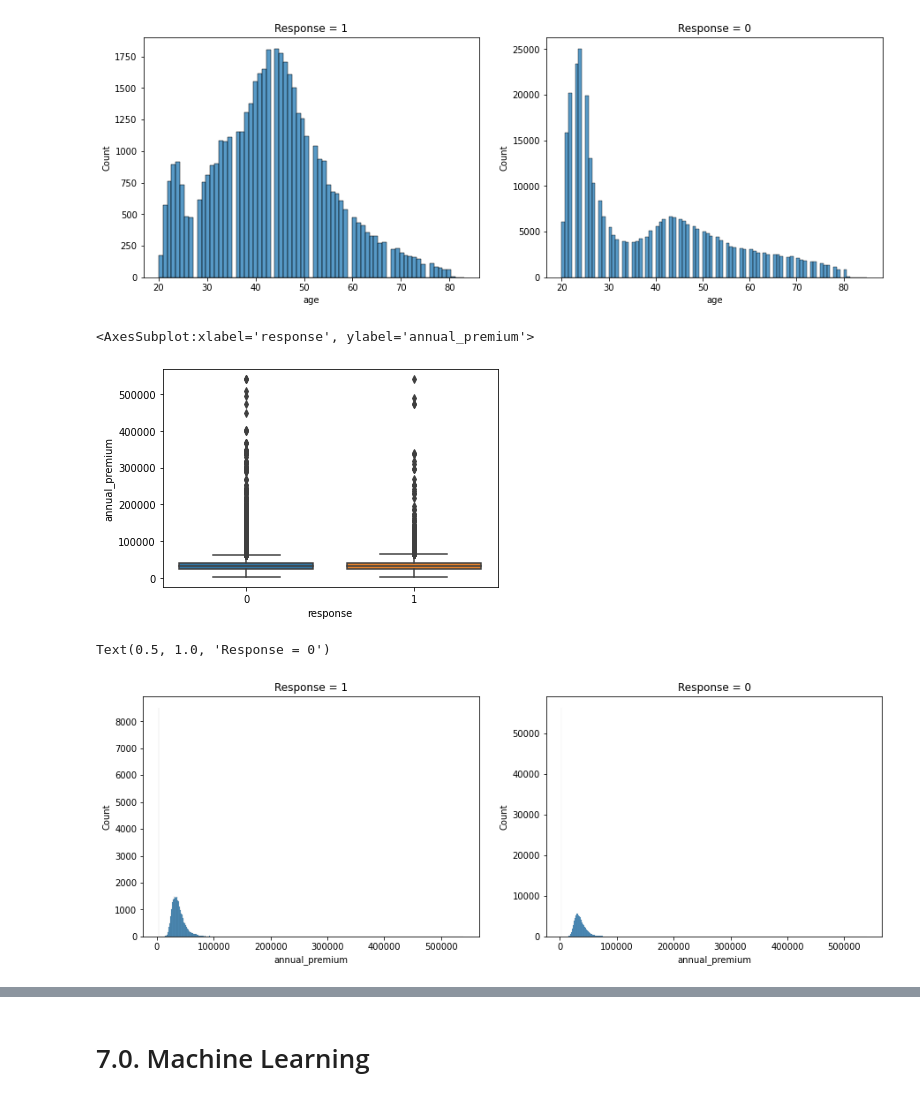
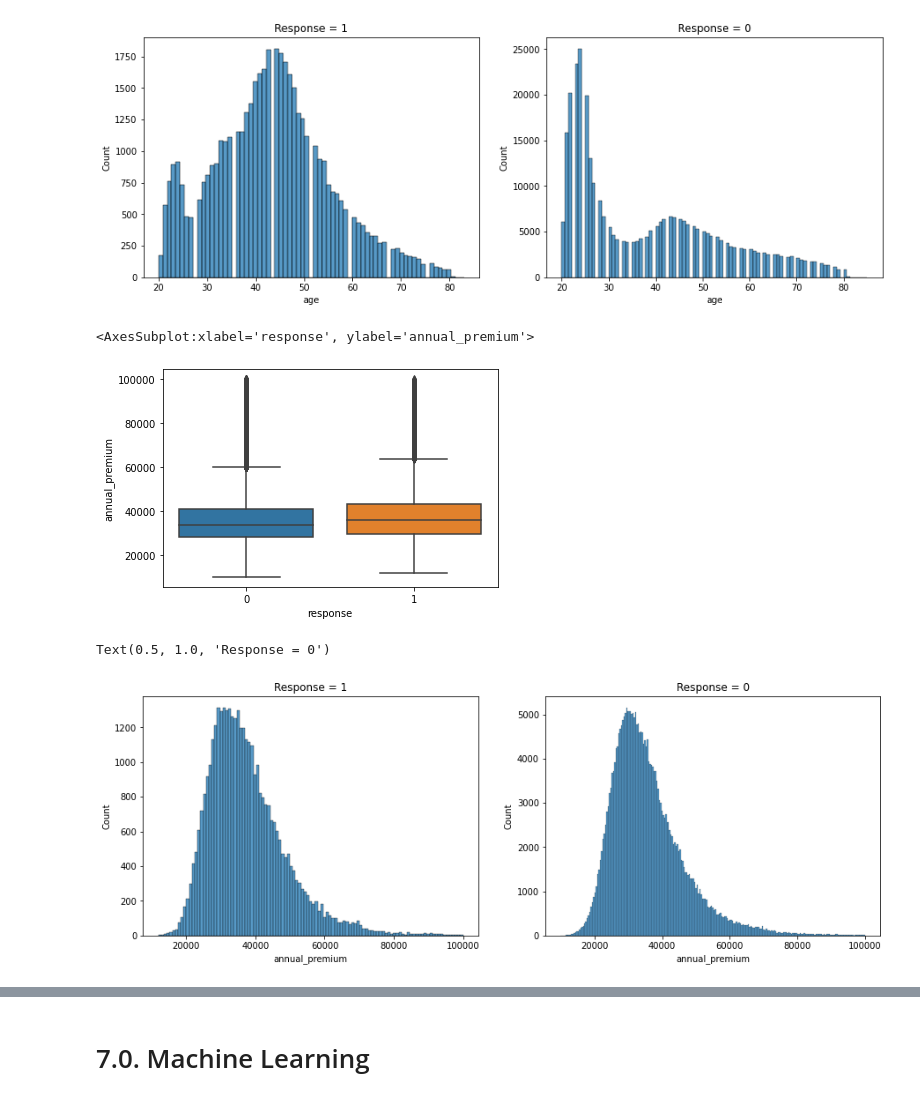
Before and after one commit to jeovaramos/cross_sell, a Jupyter notebook: notebooks/notebook.ipynb, the cells around one changed output, grey strips where cells are left out. Drawn from its saved outputs; the diff is of its cells as text; code cells hidden in the pictures.

```diff
--- a/notebooks/notebook.ipynb
+++ b/notebooks/notebook.ipynb
@@ -10,7 +10,7 @@ import matplotlib.pyplot as plt
 # %% [markdown]
 ## 0.2. Load Dataset
 # %%
-df_raw = pd.read_csv('../data/raw/data_raw.csv')
+df_raw = pd.read_csv('../data/raw/train.csv')
 # %% [markdown]
 ## 0.3. Helper Functions
 # %%
@@ -97,6 +100,8 @@ numerical_description(numerical)
 # 2.0 Feature Engineering
 # %%
 df2 = df1.copy()
+# %%
+df2.columns = [column.lower() for column in df2.columns]
 # %%
 df2['vehicle_age'].unique()
 # %% [output]
@@ -169,17 +169,17 @@ Text(0.5, 1.0, 'Response = 0')
 [figure]
 # %%
 # annual_premium
-sns.boxplot(x='response', y='annual_premium', data=df4)
+sns.boxplot(x='response', y='annual_premium', data=df4[(df4['annual_premium'] > 10e3) & (df4['annual_premium'] < 10e4)])
 # %% [output]
 <AxesSubplot:xlabel='response', ylabel='annual_premium'>
-[figure, old version]
+[figure, new version]
 # %%
 fig, axs = plt.subplots(1, 2, figsize=(15, 5))
 
-sns.histplot(df4.loc[df4['response'] == 1, 'annual_premium'], ax=axs[0])
-sns.histplot(df4.loc[df4['response'] == 0, 'annual_premium'], ax=axs[1])
+sns.histplot(df4.loc[(df4['response'] == 1) & (df4['annual_premium'] > 10e3) & (df4['annual_premium'] < 10e4), 'annual_premium'], ax=axs[0])
+sns.histplot(df4.loc[(df4['response'] == 0) & (df4['annual_premium'] > 10e3) & (df4['annual_premium'] < 10e4), 'annual_premium'], ax=axs[1])
 axs[0].set_title('Response = 1')
 axs[1].set_title('Response = 0')
 # %% [output]
 Text(0.5, 1.0, 'Response = 0')
-[figure, old version]
+[figure, new version]
```
Also changed, not shown: parts of 19 cells of this notebook.
